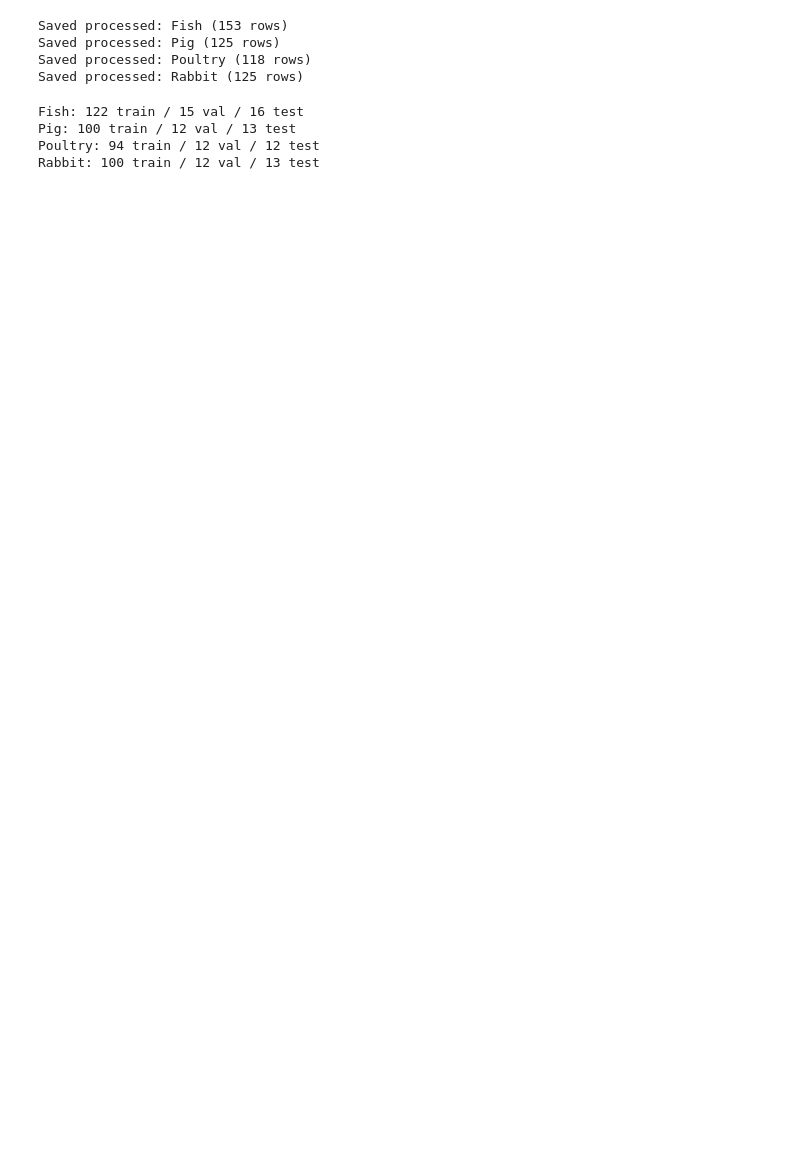
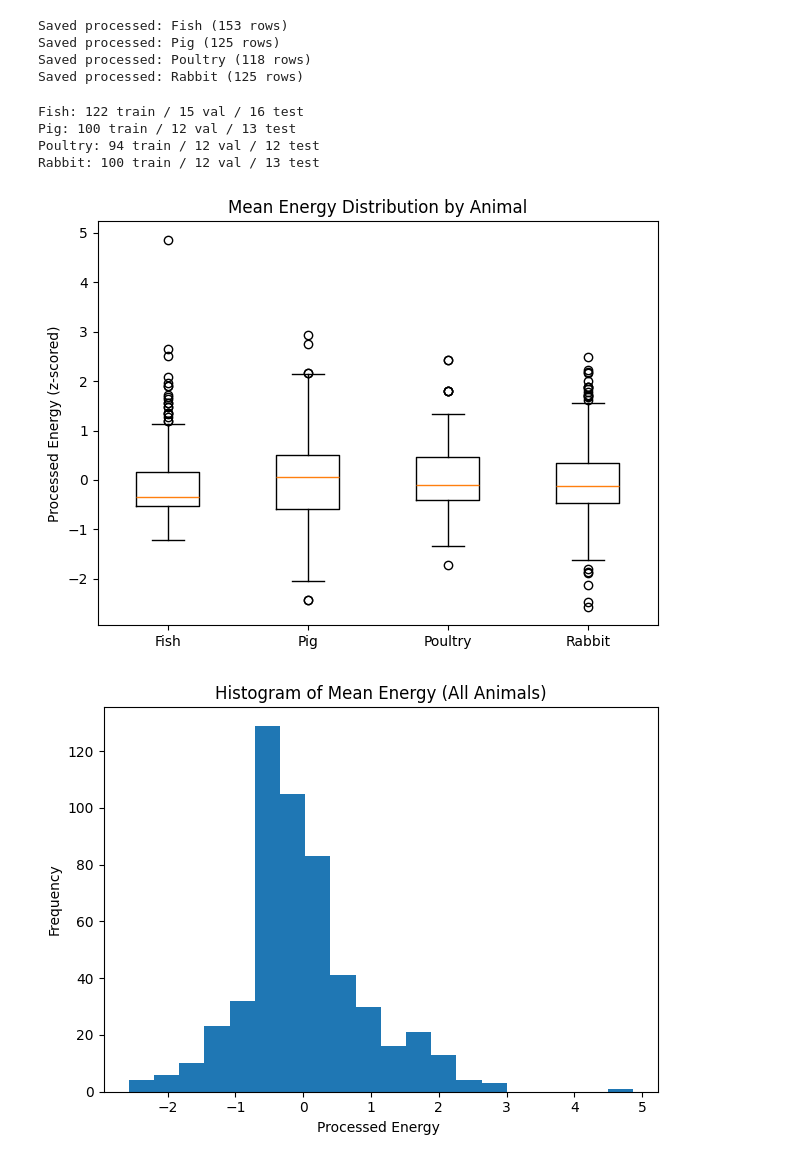
Before and after one commit to Harish34272/Adaptive_feed, a Jupyter notebook: data_preprocessing.ipynb, the cells around one changed output. Drawn from its saved outputs; the diff is of its cells as text; code cells hidden in the pictures; blank space fills up the shorter version.

```diff
--- a/data_preprocessing.ipynb
+++ b/data_preprocessing.ipynb
@@ -83,10 +82,7 @@ def preprocess(df:pd.DataFrame , energy_cols , percent_cols , mass_cols , cost_c
     mask.columns = mask_cols
     feat = feat.fillna(0)
 
-    energy_pipe = Pipeline([
-        ('log1p', FunctionTransformer(np.log1p, validate=False)),
-        ('Standard Scaler', StandardScaler())
-    ])
+    energy_pipe = StandardScaler()
     feat[energy_cols] = energy_pipe.fit_transform(feat[energy_cols])
 
     mass_pipe = None
@@ -94,10 +90,7 @@ def preprocess(df:pd.DataFrame , energy_cols , percent_cols , mass_cols , cost_c
         mass_pipe = Pipeline([('Standard Scaler', StandardScaler())])
         feat[mass_cols] = mass_pipe.fit_transform(feat[mass_cols])
 
-    cost_pipe = Pipeline([
-        ('log1p', FunctionTransformer(np.log1p, validate=False)),
-        ('Standard Scaler', StandardScaler())
-    ])
+    cost_pipe = Pipeline([('Standard Scaler', StandardScaler())])
     feat[cost_col] = cost_pipe.fit_transform(feat[[cost_col]])
     out = pd.concat([feat , mask] , axis = 1)
     scalers = {'energy': energy_pipe, 'mass': mass_pipe, 'cost': cost_pipe}
@@ -180,3 +173,37 @@ Fish: 122 train / 15 val / 16 test
 Pig: 100 train / 12 val / 13 test
 Poultry: 94 train / 12 val / 12 test
 Rabbit: 100 train / 12 val / 13 test
+# %%
+import pandas as pd
+import matplotlib.pyplot as plt
+from pathlib import Path
+
+# Adjust this path to wherever you saved the processed CSVs
+animals = ["Fish", "Pig", "Poultry", "Rabbit"]
+
+# 1) BOXPLOT: compare the distribution of “mean energy” across animals
+mean_energy = []
+for animal in animals:
+    df = pd.read_csv(OUT_DIR / f"{animal}_processed.csv")
+    energy_cols = [c for c in df.columns if "kcal/kg" in c or "MJ/kg" in c]
+    mean_energy.append(df[energy_cols].mean(axis=1))
+
+plt.figure()
+plt.boxplot(mean_energy, labels=animals)
+plt.title("Mean Energy Distribution by Animal")
+plt.ylabel("Processed Energy (z‑scored)")
+plt.tight_layout()
+plt.show()
+
+# 2) HISTOGRAM: overall spread of mean energy values across all animals
+all_means = pd.concat(mean_energy, ignore_index=True)
+plt.figure()
+plt.hist(all_means, bins=20)
+plt.title("Histogram of Mean Energy (All Animals)")
+plt.xlabel("Processed Energy ")
+plt.ylabel("Frequency")
+plt.tight_layout()
+plt.show()
+# %% [output]
+[figure, added]
+[figure, added]
```
Also changed, not shown: parts of 8 cells of this notebook.
